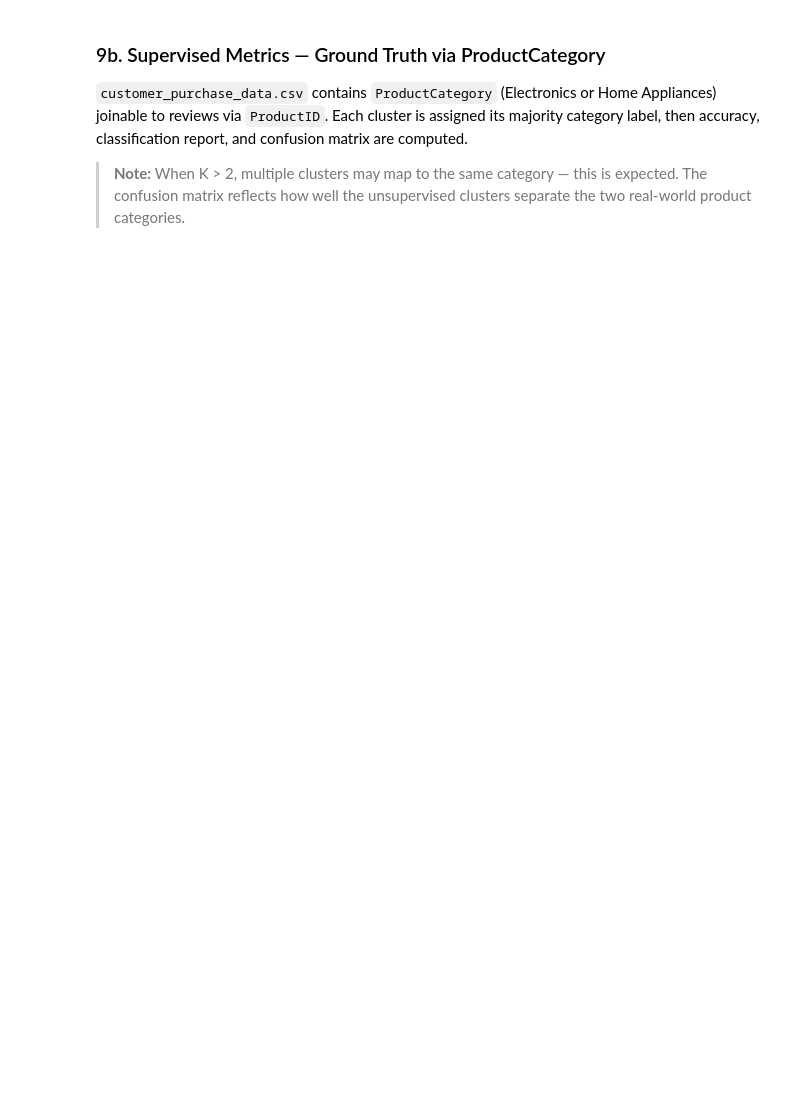
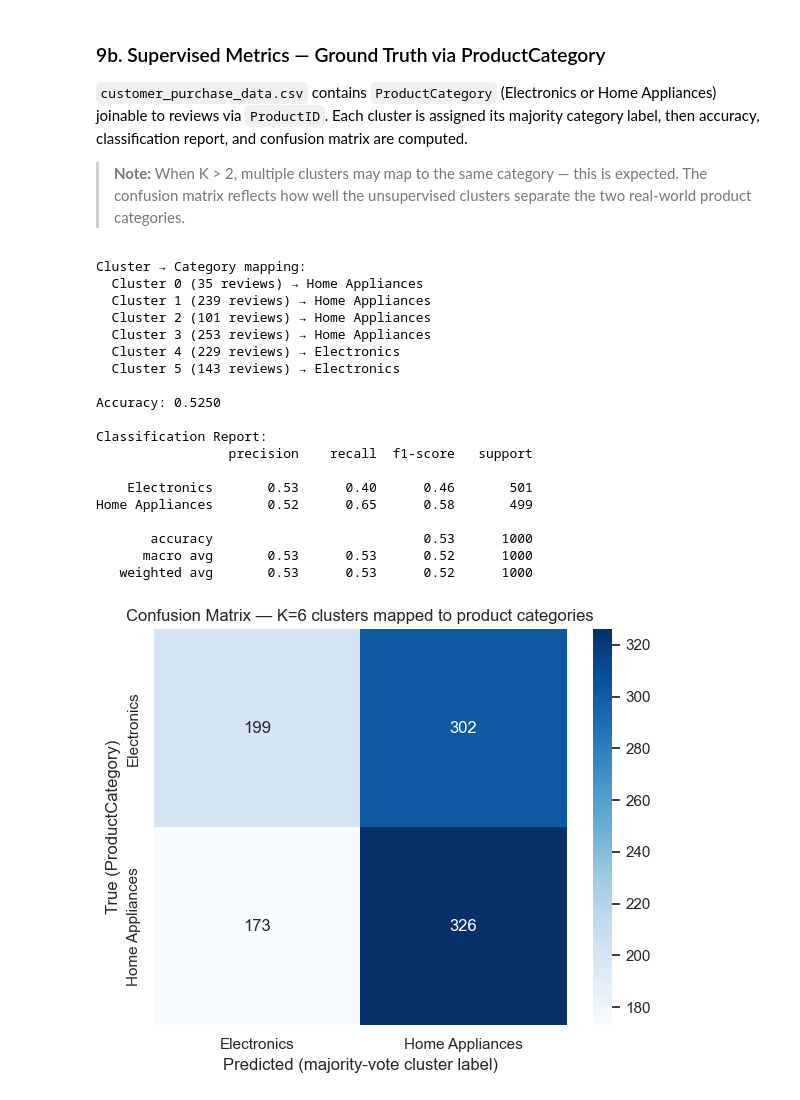
Before and after one commit to dshimada/CustomerReviewTopicModeling, a Jupyter notebook: notebooks/02_topic_modeling.ipynb, the cells around one changed output. Cells and saved outputs as stored; diff of their text form; code cells hidden in the pictures; blank space fills up the shorter version.

```diff
--- a/notebooks/02_topic_modeling.ipynb
+++ b/notebooks/02_topic_modeling.ipynb
@@ -202,10 +291,10 @@ print(f'Calinski-Harabasz     : {ch:.2f}  (higher is better)')
 
 > **Note:** When K > 2, multiple clusters may map to the same category — this is expected. The confusion matrix reflects how well the unsupervised clusters separate the two real-world product categories.
 # %%
-# Build ProductID → ProductCategory lookup
+# Build ProductID → ProductCategory lookup (one entry per ProductID)
 assert PURCHASE_CSV.exists(), f'Purchase CSV not found: {PURCHASE_CSV}'
 df_purchase = pd.read_csv(PURCHASE_CSV)
-category_map = df_purchase[['ProductID', 'ProductCategory']].drop_duplicates().set_index('ProductID')['ProductCategory']
+category_map = df_purchase.groupby('ProductID')['ProductCategory'].first()
 
 # Get product_ids from NPZ (saved by 01_data_pipeline.ipynb)
 assert 'product_ids' in data, (
@@ -218,35 +307,57 @@ true_labels = np.array([category_map[pid] for pid in product_ids])
 cluster_to_category = {}
 for c in range(K):
     mask = labels == c
-    cluster_to_category[c] = mode(true_labels[mask], keepdims=True).mode[0]
+    vals, counts = np.unique(true_labels[mask], return_counts=True)
+    cluster_to_category[c] = vals[counts.argmax()]
 
 pred_labels = np.array([cluster_to_category[c] for c in labels])
 
 print('Cluster → Category mapping:')
 for c, cat in cluster_to_category.items():
     count = (labels == c).sum()
     print(f'  Cluster {c} ({count:,} reviews) → {cat}')
 
 print()
 print(f'Accuracy: {accuracy_score(true_labels, pred_labels):.4f}')
 print()
 print('Classification Report:')
 print(classification_report(true_labels, pred_labels))
 
 # Confusion matrix heatmap
 cm = confusion_matrix(true_labels, pred_labels, labels=sorted(category_map.unique()))
 fig, ax = plt.subplots(figsize=(6, 5))
 sns.heatmap(
     cm,
     annot=True,
     fmt='d',
     cmap='Blues',
     xticklabels=sorted(category_map.unique()),
     yticklabels=sorted(category_map.unique()),
     ax=ax,
 )
 ax.set_xlabel('Predicted (majority-vote cluster label)')
 ax.set_ylabel('True (ProductCategory)')
 ax.set_title(f'Confusion Matrix — K={K} clusters mapped to product categories')
 plt.tight_layout()
 plt.show()
+# %% [output]
+Cluster → Category mapping:
+  Cluster 0 (35 reviews) → Home Appliances
+  Cluster 1 (239 reviews) → Home Appliances
+  Cluster 2 (101 reviews) → Home Appliances
+  Cluster 3 (253 reviews) → Home Appliances
+  Cluster 4 (229 reviews) → Electronics
+  Cluster 5 (143 reviews) → Electronics
+
+Accuracy: 0.5250
+
+Classification Report:
+                 precision    recall  f1-score   support
+
+    Electronics       0.53      0.40      0.46       501
+Home Appliances       0.52      0.65      0.58       499
+
+       accuracy                           0.53      1000
+      macro avg       0.53      0.53      0.52      1000
+   weighted avg       0.53      0.53      0.52      1000
+[figure, added]
```
Also changed, not shown: parts of 11 cells of this notebook, 1 other file.
